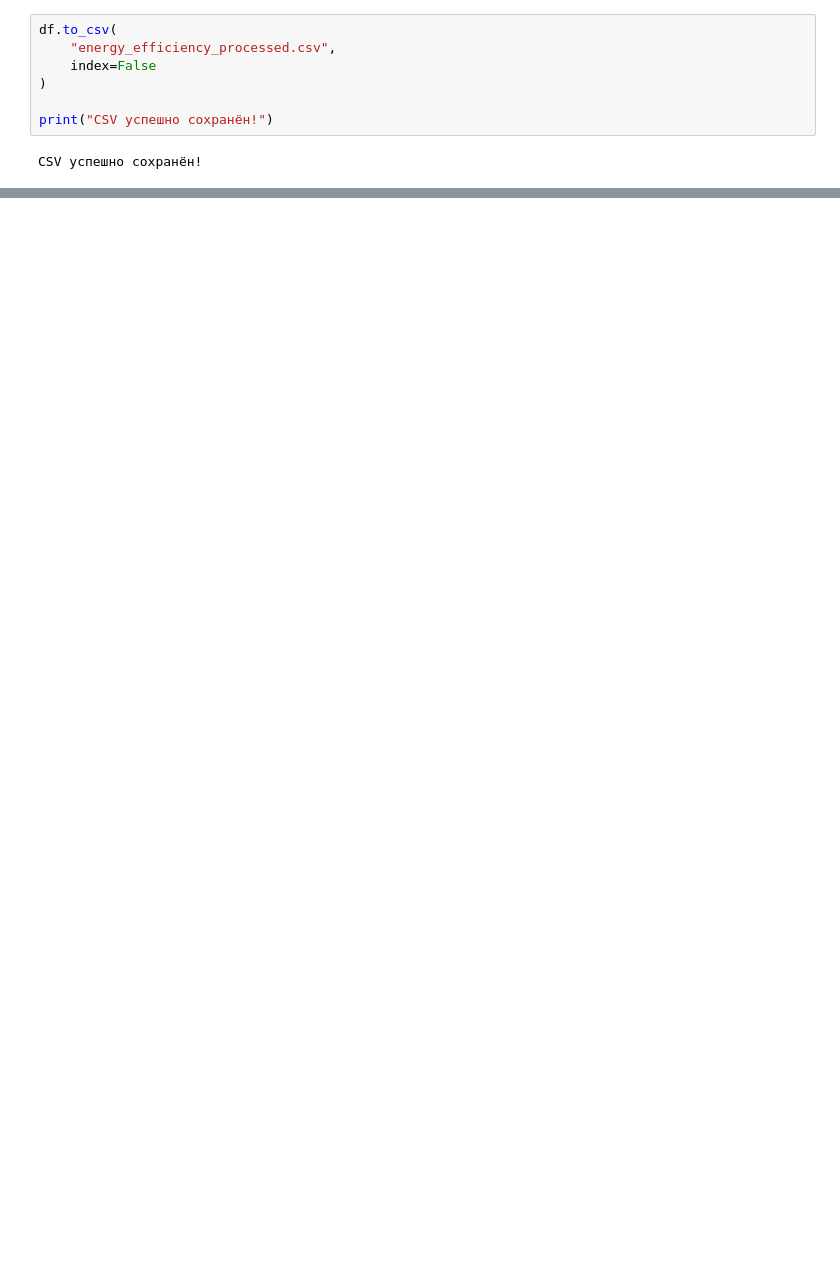
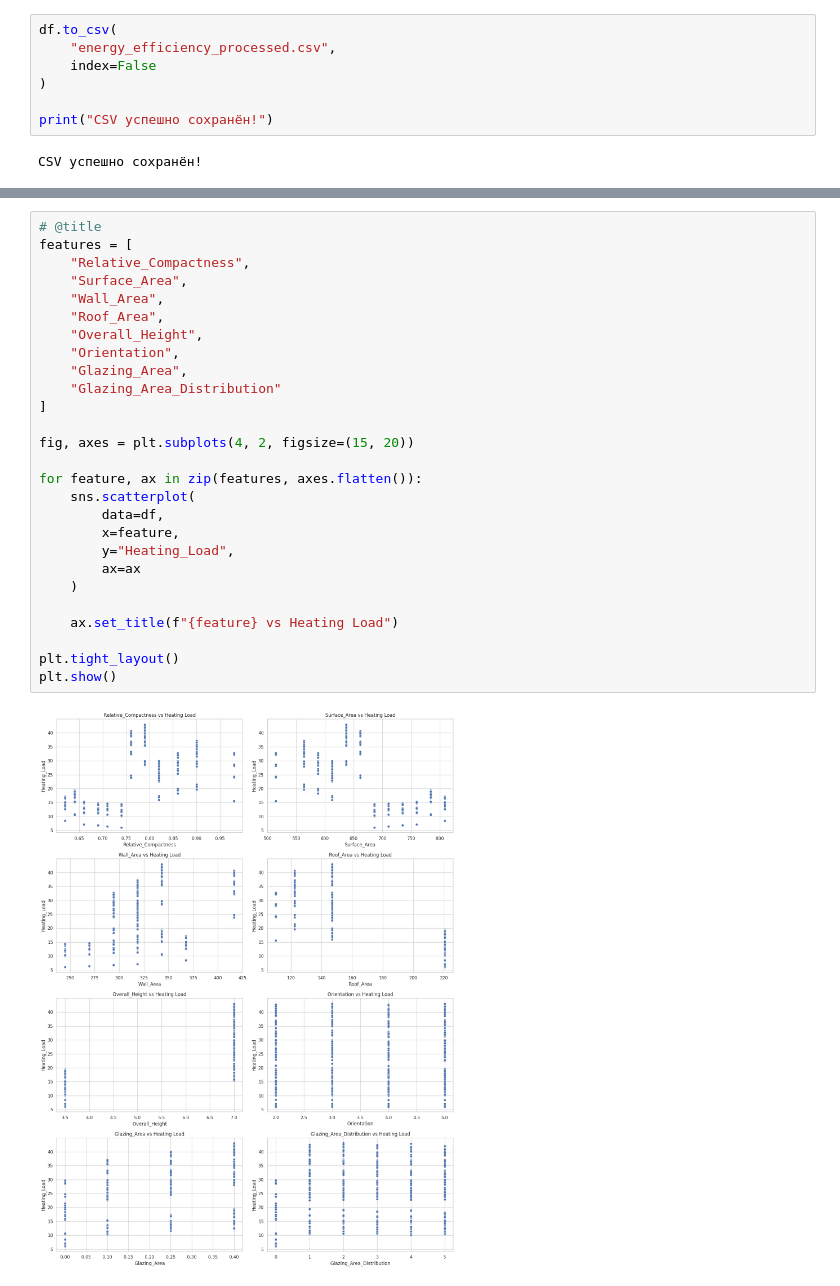
Before and after one commit to Kindlark/Heating-load-prediction-project, a Jupyter notebook: notebooks/01_data_analysis.ipynb, the cells around one changed output, grey strips where cells are left out. Saved outputs shown, nothing was run; the diff lists cells and outputs as text; blank space fills up the shorter version.

```diff
--- a/notebooks/01_data_analysis.ipynb
+++ b/notebooks/01_data_analysis.ipynb
@@ -126,0 +328,29 @@ print("Размер сохранённого файла:", df_check.shape)
+# %%
+# @title
+features = [
+    "Relative_Compactness",
+    "Surface_Area",
+    "Wall_Area",
+    "Roof_Area",
+    "Overall_Height",
+    "Orientation",
+    "Glazing_Area",
+    "Glazing_Area_Distribution"
+]
+
+fig, axes = plt.subplots(4, 2, figsize=(15, 20))
+
+for feature, ax in zip(features, axes.flatten()):
+    sns.scatterplot(
+        data=df,
+        x=feature,
+        y="Heating_Load",
+        ax=ax
+    )
+
+    ax.set_title(f"{feature} vs Heating Load")
+
+plt.tight_layout()
+plt.show()
+# %% [output]
+[figure, added]
```
Also changed, not shown: parts of 9 cells of this notebook.
